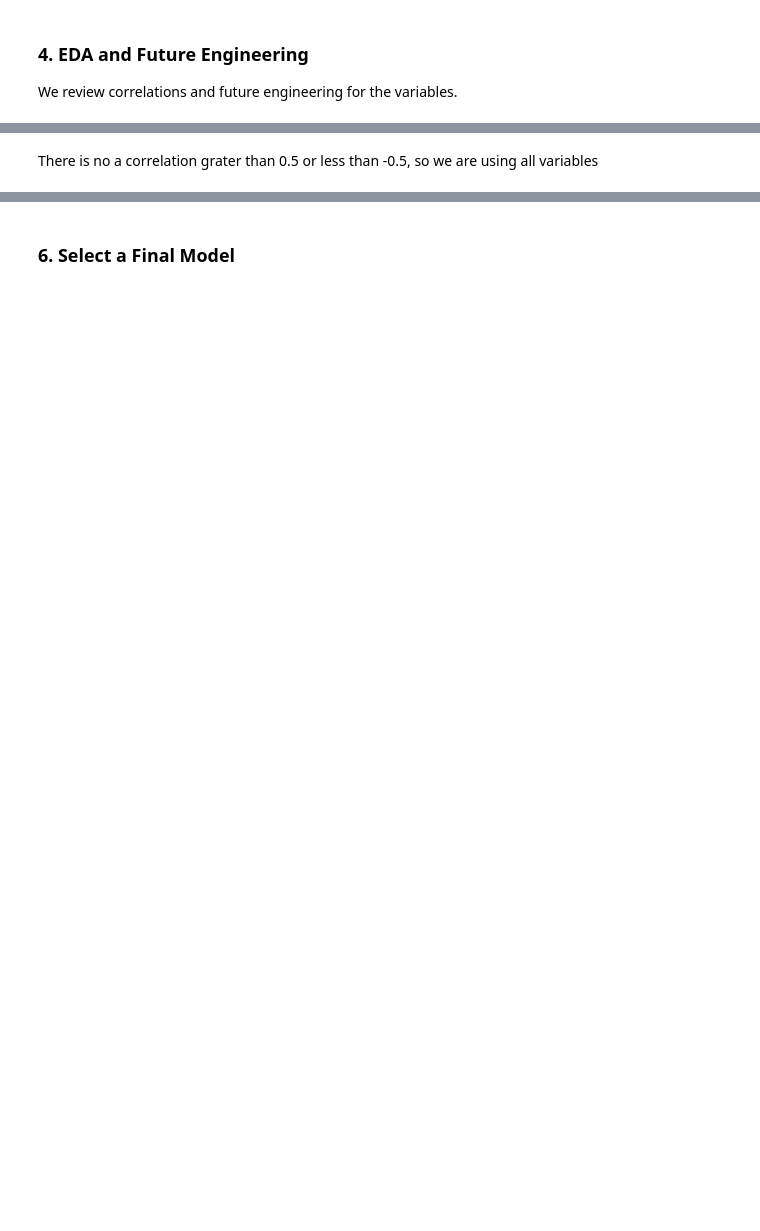
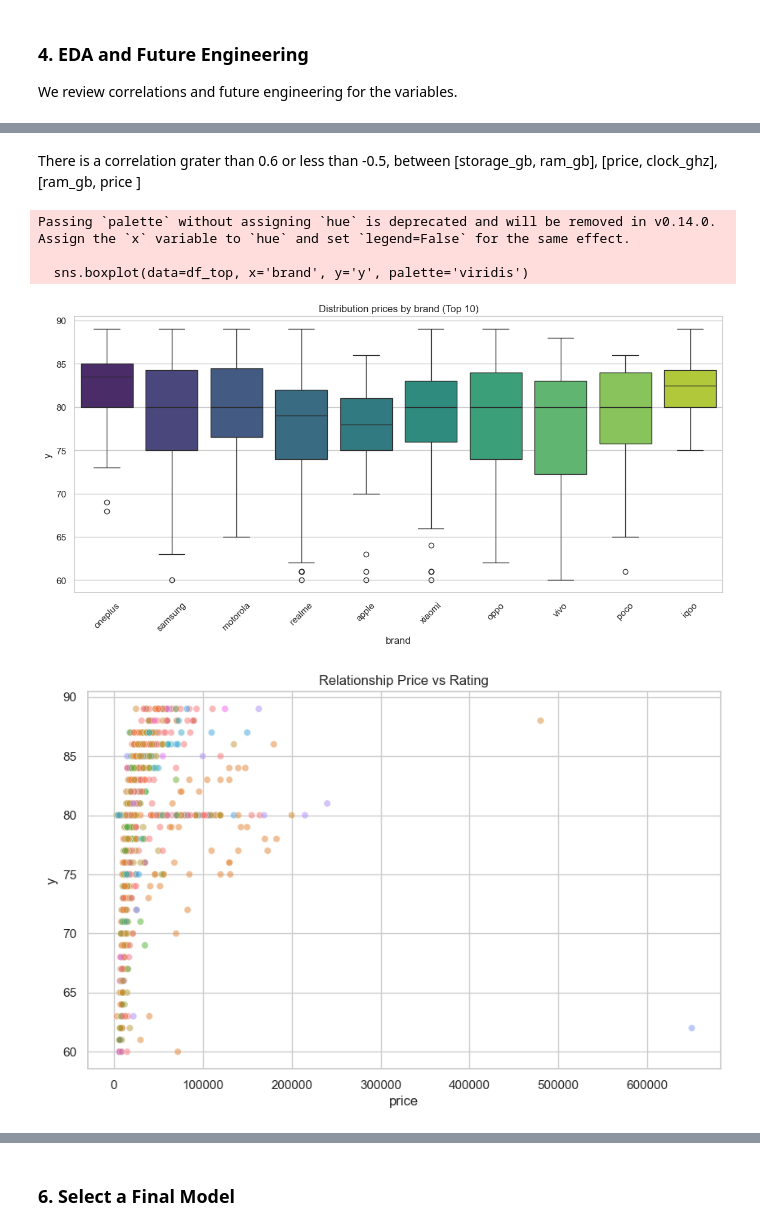
Before and after one commit to ferdlpz/ML-ZoomCamp-Capstone-project-3, a Jupyter notebook: 02 Notebook/Notebook.ipynb, the cells around one changed output, grey strips where cells are left out. Drawn from its saved outputs; the diff is of its cells as text; code cells hidden in the pictures; blank space fills up the shorter version.

```diff
--- a/02 Notebook/Notebook.ipynb
+++ b/02 Notebook/Notebook.ipynb
@@ -154,0 +254,10 @@ dtype: int64
+# %%
+def parse_cameras(row):
+    try:
+        # convert string to real list using ast.literal_eval
+        cam_list = ast.literal_eval(row)
+        # convert each element to float
+        cam_list = [float(c) for c in cam_list]
+        return pd.Series([cam_list[0], sum(cam_list)])
+    except:
+        return pd.Series([0, 0])
@@ -253,5 +392,29 @@ print(correlation_df.tail(5))
 # %% [markdown]
-There is no a correlation grater than 0.5 or less than -0.5, so we are using all variables
+There is a correlation grater than 0.6 or less than -0.5, between [storage_gb, ram_gb], [price, clock_ghz], [ram_gb, price ]
+# %%
+sns.set_theme(style="whitegrid")
+
+# 1. Boxplot price by barnd (Top 10 brands)
+top_brands = df['brand'].value_counts().nlargest(10).index
+df_top = df[df['brand'].isin(top_brands)]
+
+plt.figure(figsize=(14, 6))
+sns.boxplot(data=df_top, x='brand', y='y', palette='viridis')
+plt.title('Distribution prices by brand (Top 10)')
+plt.xticks(rotation=45)
+plt.show()
+
+# 2. Scatter plot Price vs Rating
+plt.figure(figsize=(10, 6))
+sns.scatterplot(data=df, x='price', y='y', alpha=0.5, hue='brand', legend=False)
+plt.title('Relationship Price vs Rating')
+plt.show()
+# %% [output]
+Passing `palette` without assigning `hue` is deprecated and will be removed in v0.14.0. Assign the `x` variable to `hue` and set `legend=False` for the same effect.
+
+  sns.boxplot(data=df_top, x='brand', y='y', palette='viridis')
+[figure, added]
+[figure, added]
 # %%
 # Function to calculate IQR and detect outliers
 def detect_outliers_iqr(data, columns):
```
Also changed, not shown: parts of 88 cells of this notebook, 2 other files.
